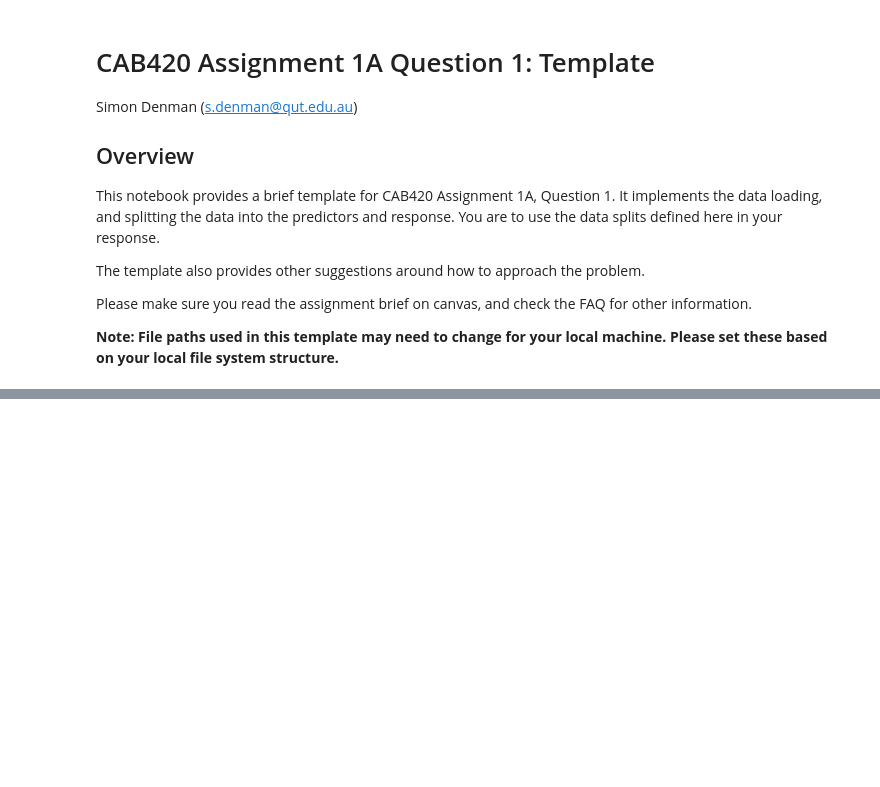
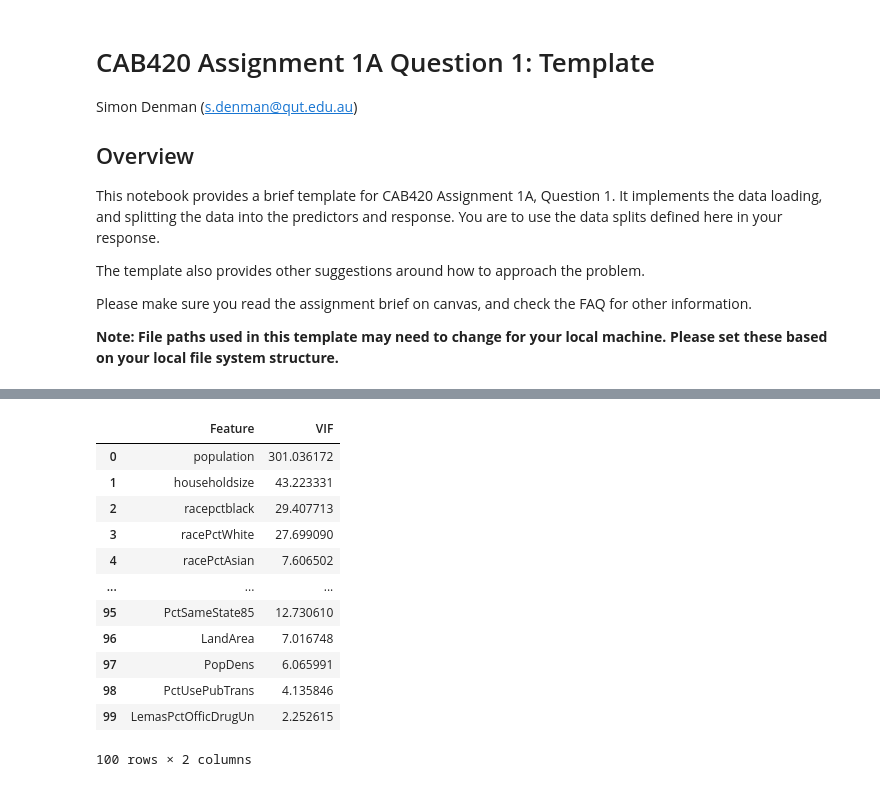
Before and after one commit to SegusFaultise/CAB420-Assessment-1A, a Jupyter notebook: CAB420_A1A_Q1_Template.ipynb, the cells around one changed output, grey strips where cells are left out. Cells and saved outputs as stored; diff of their text form; code cells hidden in the pictures; blank space fills up the shorter version.

```diff
--- a/CAB420_A1A_Q1_Template.ipynb
+++ b/CAB420_A1A_Q1_Template.ipynb
@@ -46,0 +97,22 @@ y_test = test.iloc[:,-1]
+# %%
+from statsmodels.stats.outliers_influence import variance_inflation_factor
+
+vif = pd.DataFrame()
+vif["Feature"] = X_train.columns
+vif["VIF"] = [variance_inflation_factor(X_train_const.values, i) for i in range(1, X_train_const.shape[1])]
+
+vif
+# %% [output]
+|  | Feature | VIF |
+| 0 | population | 301.036172 |
+| 1 | householdsize | 43.223331 |
+| 2 | racepctblack | 29.407713 |
+| 3 | racePctWhite | 27.699090 |
+| 4 | racePctAsian | 7.606502 |
+| ... | ... | ... |
+| 95 | PctSameState85 | 12.730610 |
+| 96 | LandArea | 7.016748 |
+| 97 | PopDens | 6.065991 |
+| 98 | PctUsePubTrans | 4.135846 |
+| 99 | LemasPctOfficDrugUn | 2.252615 |
+100 rows × 2 columns
```
Also changed, not shown: parts of 10 cells of this notebook, 4 other files.
